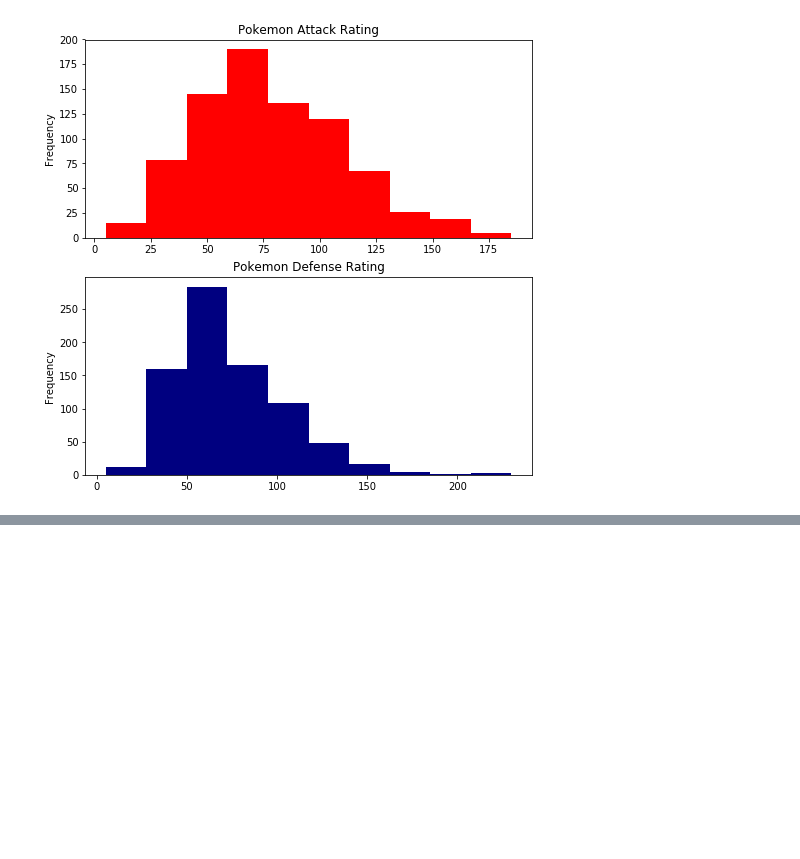
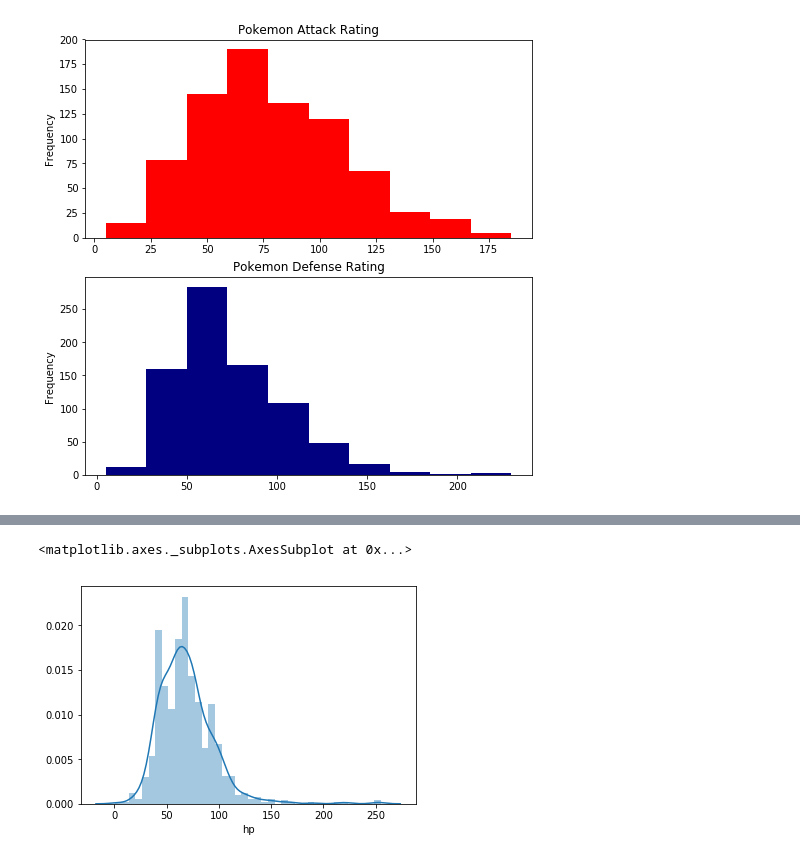
Before and after one commit to StefanIsaksson/learning-pandas, a Jupyter notebook: pokemon/Pokemon.ipynb, the cells around one changed output, grey strips where cells are left out. Saved outputs shown, nothing was run; the diff lists cells and outputs as text; code cells hidden in the pictures; blank space fills up the shorter version.

```diff
--- a/pokemon/Pokemon.ipynb
+++ b/pokemon/Pokemon.ipynb
@@ -172,0 +182,5 @@ pokemon['defense'].plot.hist(
+# %%
+sns.distplot(pokemon['hp'])
+# %% [output]
+<matplotlib.axes._subplots.AxesSubplot at 0x...>
+[figure, added]
```
Also changed, not shown: parts of 4 cells of this notebook, 1 other file.
